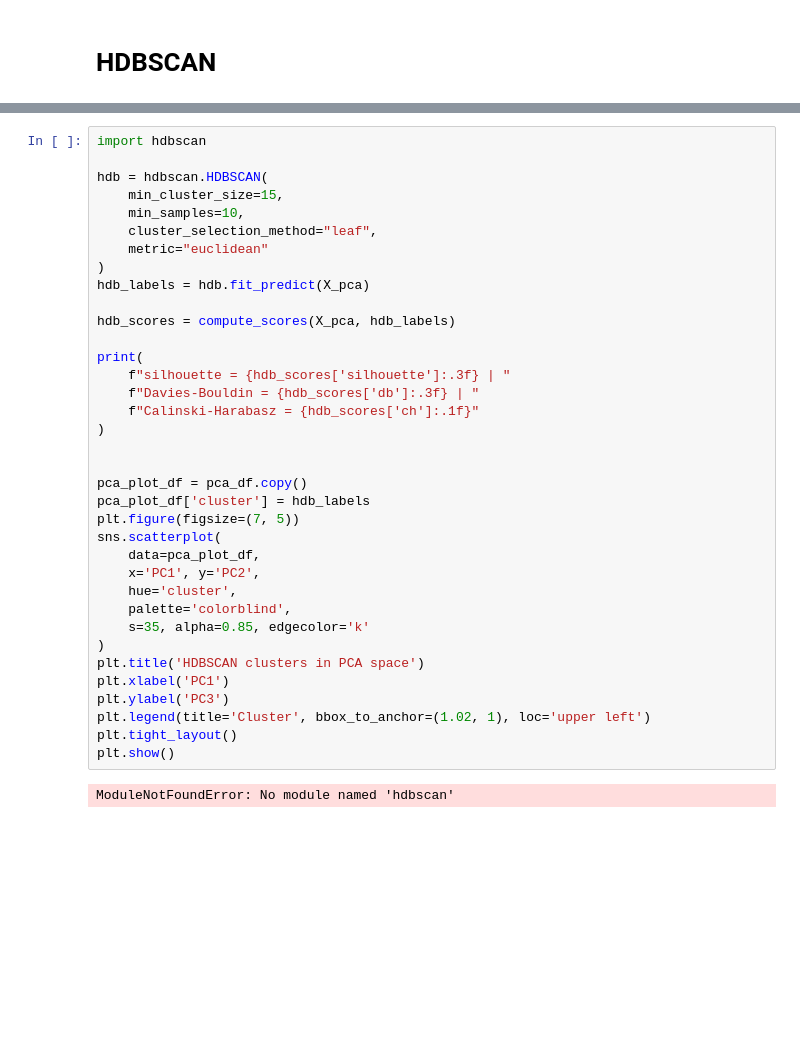
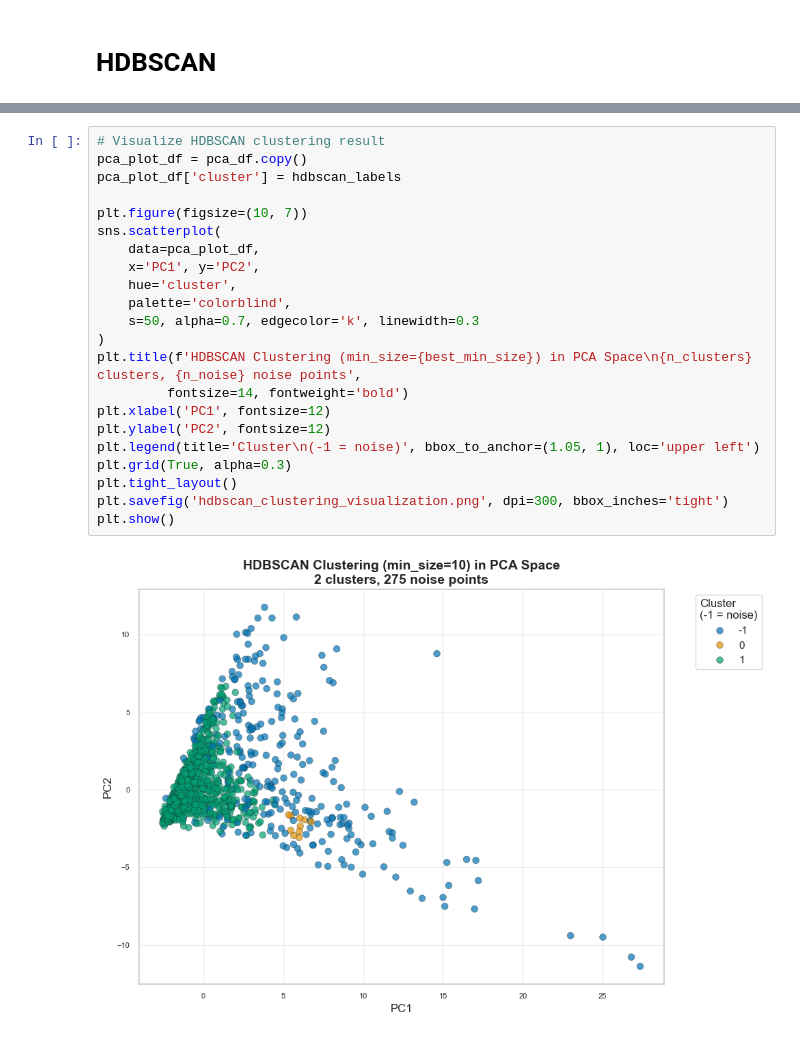
Before and after one commit to hiimnhan/scc451, a Jupyter notebook: task1.ipynb, the cells around one changed output, grey strips where cells are left out. Cells and saved outputs as stored; diff of their text form; blank space fills up the shorter version.

```diff
--- a/task1.ipynb
+++ b/task1.ipynb
@@ -366,38 +491,24 @@ plt.show()
 # %%
-import hdbscan
+# Visualize HDBSCAN clustering result
+pca_plot_df = pca_df.copy()
+pca_plot_df['cluster'] = hdbscan_labels
 
-hdb = hdbscan.HDBSCAN(
-    min_cluster_size=15,
-    min_samples=10,
-    cluster_selection_method="leaf",
-    metric="euclidean"
-)
-hdb_labels = hdb.fit_predict(X_pca)
-
-hdb_scores = compute_scores(X_pca, hdb_labels)
-
-print(
-    f"silhouette = {hdb_scores['silhouette']:.3f} | "
-    f"Davies-Bouldin = {hdb_scores['db']:.3f} | "
-    f"Calinski-Harabasz = {hdb_scores['ch']:.1f}"
-)
-
-
-pca_plot_df = pca_df.copy()
-pca_plot_df['cluster'] = hdb_labels
-plt.figure(figsize=(7, 5))
+plt.figure(figsize=(10, 7))
 sns.scatterplot(
     data=pca_plot_df,
     x='PC1', y='PC2',
     hue='cluster',
     palette='colorblind',
-    s=35, alpha=0.85, edgecolor='k'
+    s=50, alpha=0.7, edgecolor='k', linewidth=0.3
 )
-plt.title('HDBSCAN clusters in PCA space')
-plt.xlabel('PC1')
-plt.ylabel('PC3')
-plt.legend(title='Cluster', bbox_to_anchor=(1.02, 1), loc='upper left')
+plt.title(f'HDBSCAN Clustering (min_size={best_min_size}) in PCA Space\n{n_clusters} clusters, {n_noise} noise points',
+         fontsize=14, fontweight='bold')
+plt.xlabel('PC1', fontsize=12)
+plt.ylabel('PC2', fontsize=12)
+plt.legend(title='Cluster\n(-1 = noise)', bbox_to_anchor=(1.05, 1), loc='upper left')
+plt.grid(True, alpha=0.3)
 plt.tight_layout()
+plt.savefig('hdbscan_clustering_visualization.png', dpi=300, bbox_inches='tight')
 plt.show()
 # %% [output]
-ModuleNotFoundError: No module named 'hdbscan'
+[figure, added]
```
Also changed, not shown: parts of 7 cells of this notebook, 6 other files.
